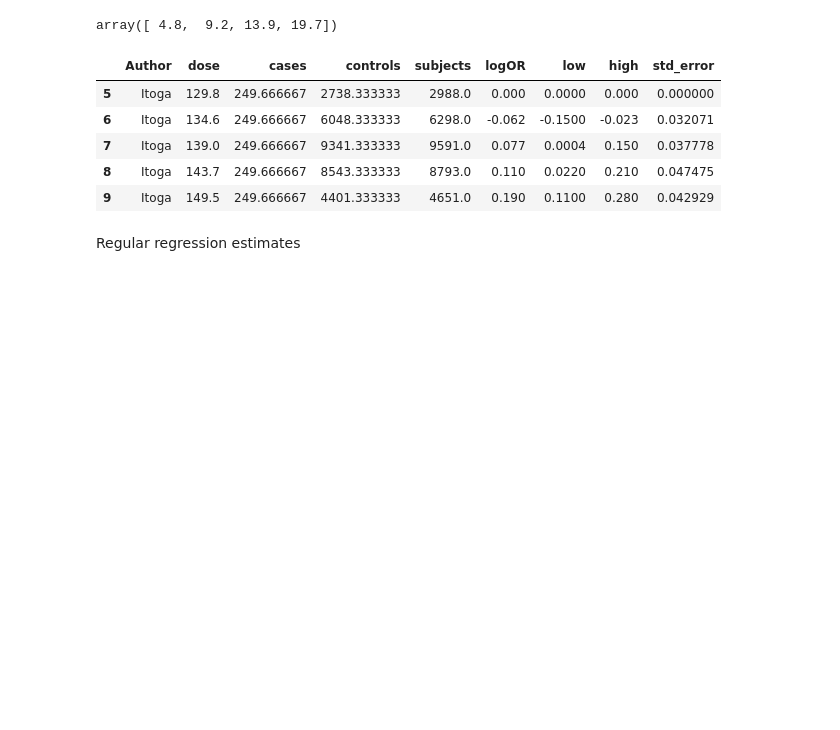
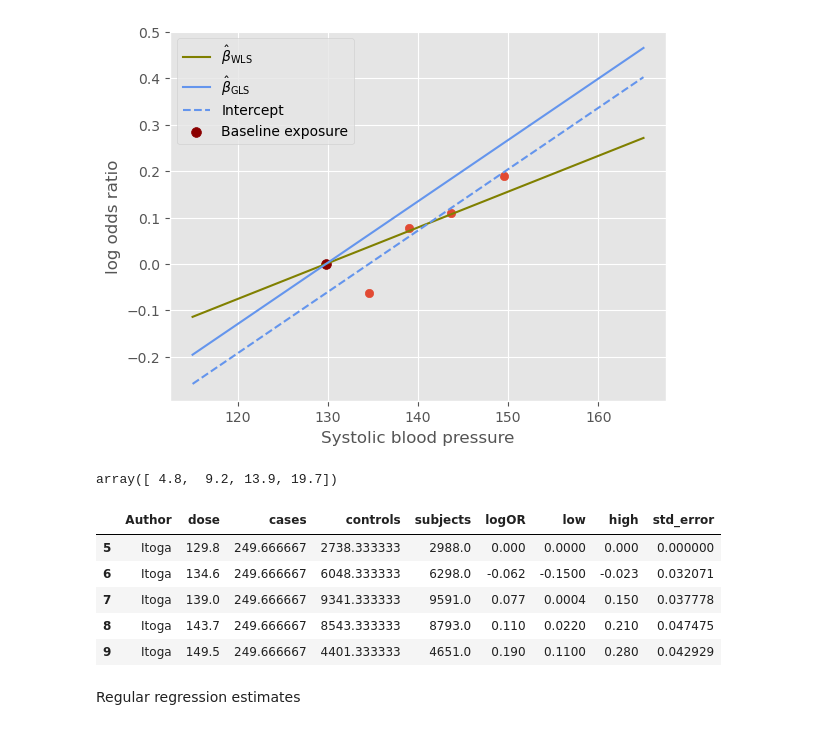
Before and after one commit to ihmeuw-msca/CorrelationCorrection, a Jupyter notebook: Itoga_regression_trim.ipynb, the cells around one changed output. Cells and saved outputs as stored; diff of their text form; code cells hidden in the pictures; blank space fills up the shorter version.

Commit message:
Last plot change

```diff
--- a/Itoga_regression_trim.ipynb
+++ b/Itoga_regression_trim.ipynb
@@ -1,8 +1,9 @@
 # %%
 import numpy as np
 import pandas as pd
+from scipy.linalg import block_diag
 import matplotlib.pyplot as plt
-import statsmodels.api as sm
+plt.style.use('ggplot')
 
 import correlation_correction.methods.gl_methods as gl
 import correlation_correction.methods.hamling_methods as ham
@@ -24,3 +60,28 @@ def create_covar_matrix(study_df,std_rise,Lx,dose_index=1):
+# %%
+b_star, v_star = reg.gls_reg(C_i,L_i,x_i)
+b, v = reg.wls_reg(L_i,x_i,v_i)
+# %%
+def slope_fn(beta,x):
+    return beta*(x-129.8)
+
+x = np.linspace(115,165)
+
+# plt.plot(x,slope_fn(beta_s,x),label="No weights--S",c="olive")
+# # plt.fill_between(x,slope_fn(low_beta_s,x),slope_fn(high_beta_s,x),alpha=0.3,color="olive")
+# plt.plot(x,slope_fn(beta_s_GL,x),label="Weights--S",c="cornflowerblue")
+# plt.fill_between(x,slope_fn(low_beta_s_GL,x),slope_fn(high_beta_s_GL,x),alpha=0.3,color="cornflowerblue")
+plt.plot(x,slope_fn(b,x),label=r"$\hat \beta_{\mathrm{WLS}}$",c="olive")
+plt.plot(x,slope_fn(b_star,x),label=r"$\hat \beta_{\mathrm{GLS}}$",c="cornflowerblue")
+plt.plot(x,slope_fn(b_star,x)-0.063,label="Intercept",linestyle="dashed",c="cornflowerblue")
+plt.scatter(study_df[study_df["Author"] == "Itoga"]["dose"],study_df[study_df["Author"] == "Itoga"]["logOR"])
+plt.scatter(129.8,0,c="darkred",s=50,label="Baseline exposure")
+plt.ylabel("log odds ratio")
+plt.xlabel("Systolic blood pressure")
+plt.legend()
+plt.savefig("images/itoga_regression.pdf",bbox_inches="tight",pad_inches=0.1)
+plt.show()
+# %% [output]
+[figure, added]
 # %%
 # Reading in data
 study_df = pd.read_excel("SBPvPAD_data.xlsx")
```
Also changed, not shown: parts of 2 cells of this notebook, 1 other file.
